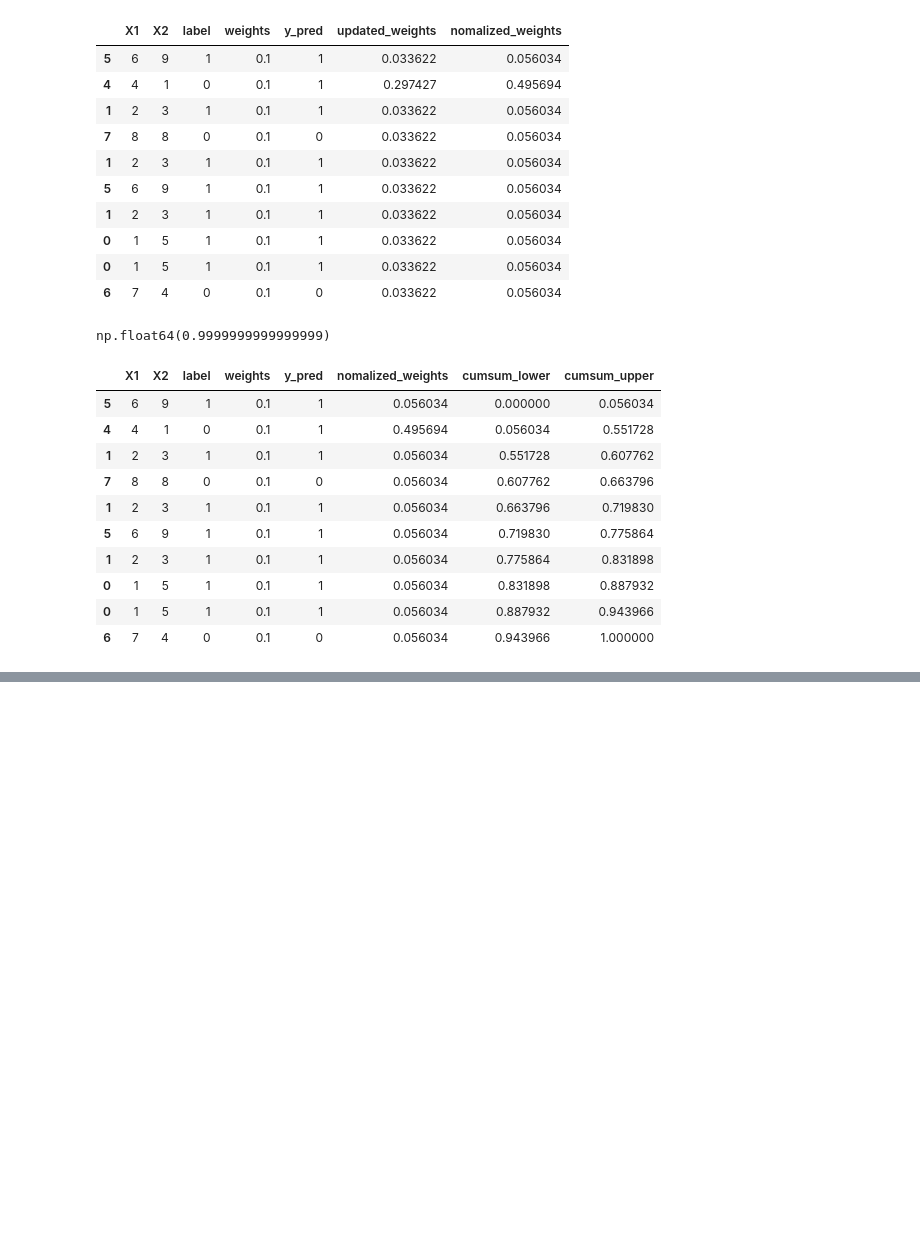
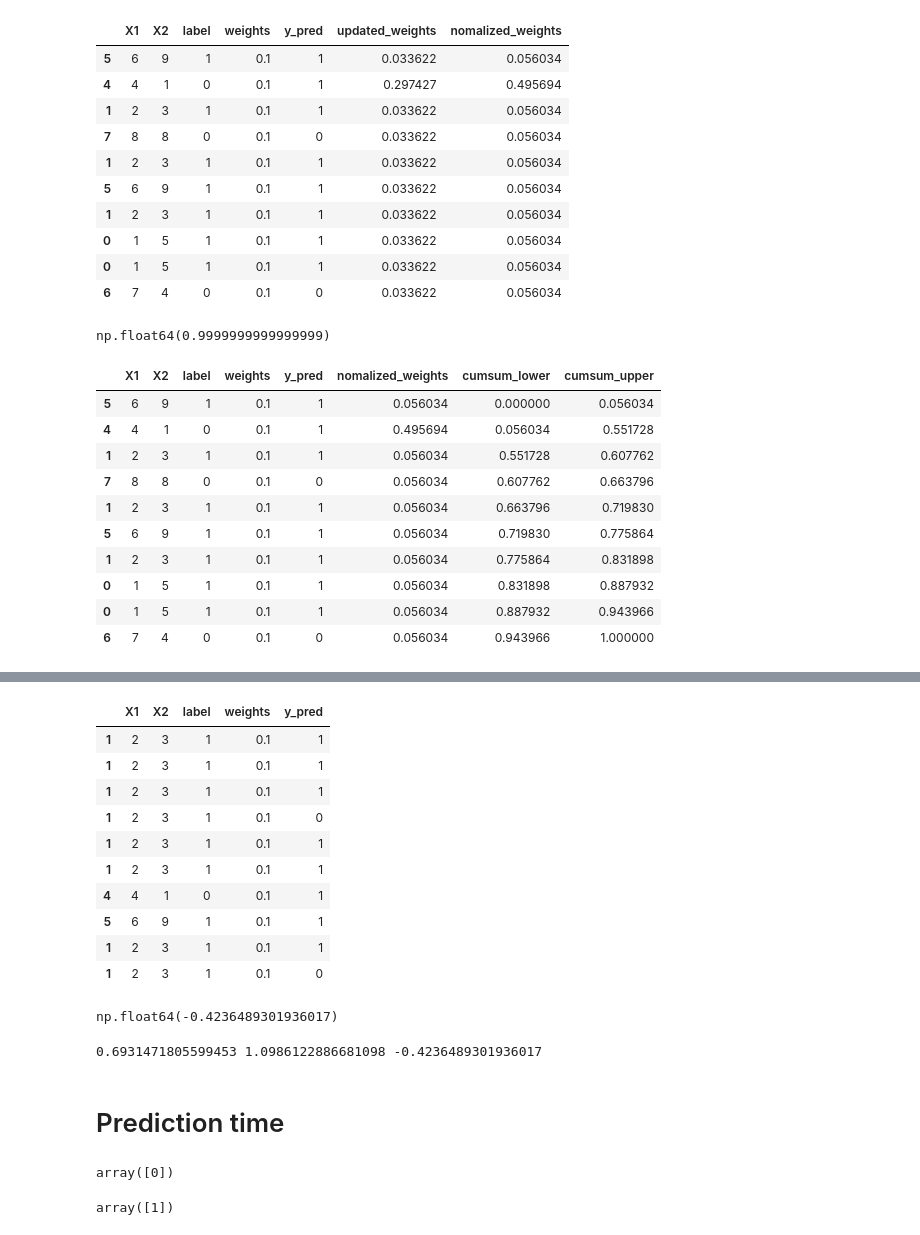
Before and after one commit to utkarshsahil04/Machine_learning_campusX_code, a Jupyter notebook: Lecture116/adaboost.ipynb, the cells around one changed output, grey strips where cells are left out. Saved outputs shown, nothing was run; the diff lists cells and outputs as text; code cells hidden in the pictures; blank space fills up the shorter version.

```diff
--- a/Lecture116/adaboost.ipynb
+++ b/Lecture116/adaboost.ipynb
@@ -346 +349,8 @@ third_df
 | 1 | 2 | 3 | 1 | 0.1 |
+# %%
+dt3 = DecisionTreeClassifier(max_depth=1)
+
+X = second_df.iloc[:,0:2].values
+y = second_df.iloc[:,2].values
+
+dt3.fit(X,y)
@@ -346,0 +364,37 @@ third_df
+# %%
+third_df['y_pred'] = dt3.predict(X)
+# %%
+third_df
+# %% [output]
+|  | X1 | X2 | label | weights | y_pred |
+| 1 | 2 | 3 | 1 | 0.1 | 1 |
+| 1 | 2 | 3 | 1 | 0.1 | 1 |
+| 1 | 2 | 3 | 1 | 0.1 | 1 |
+| 1 | 2 | 3 | 1 | 0.1 | 0 |
+| 1 | 2 | 3 | 1 | 0.1 | 1 |
+| 1 | 2 | 3 | 1 | 0.1 | 1 |
+| 4 | 4 | 1 | 0 | 0.1 | 1 |
+| 5 | 6 | 9 | 1 | 0.1 | 1 |
+| 1 | 2 | 3 | 1 | 0.1 | 1 |
+| 1 | 2 | 3 | 1 | 0.1 | 0 |
+# %%
+
+alpha3 = calculate_model_weight(0.7)
+alpha3
+# %% [output]
+np.float64(-0.4236489301936017)
+# %%
+print(alpha1,alpha2,alpha3)
+# %% [output]
+0.6931471805599453 1.0986122886681098 -0.4236489301936017
+# %% [markdown]
+#                                        Prediction time
+# %%
+query=np.array([2,3]).reshape(1,2)
+dt1.predict(query)
+# %% [output]
+array([0])
+# %%
+dt2.predict(query)
+# %% [output]
+array([1])
```
Also changed, not shown: parts of 12 cells of this notebook.
